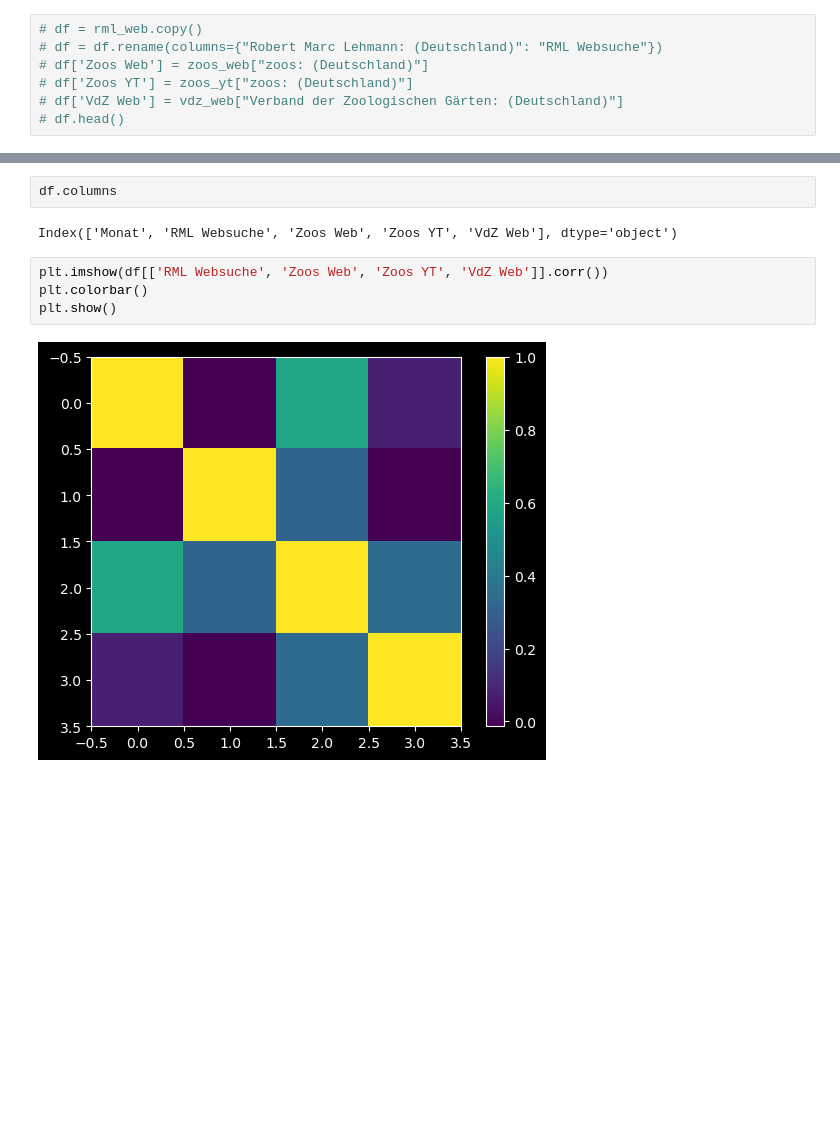
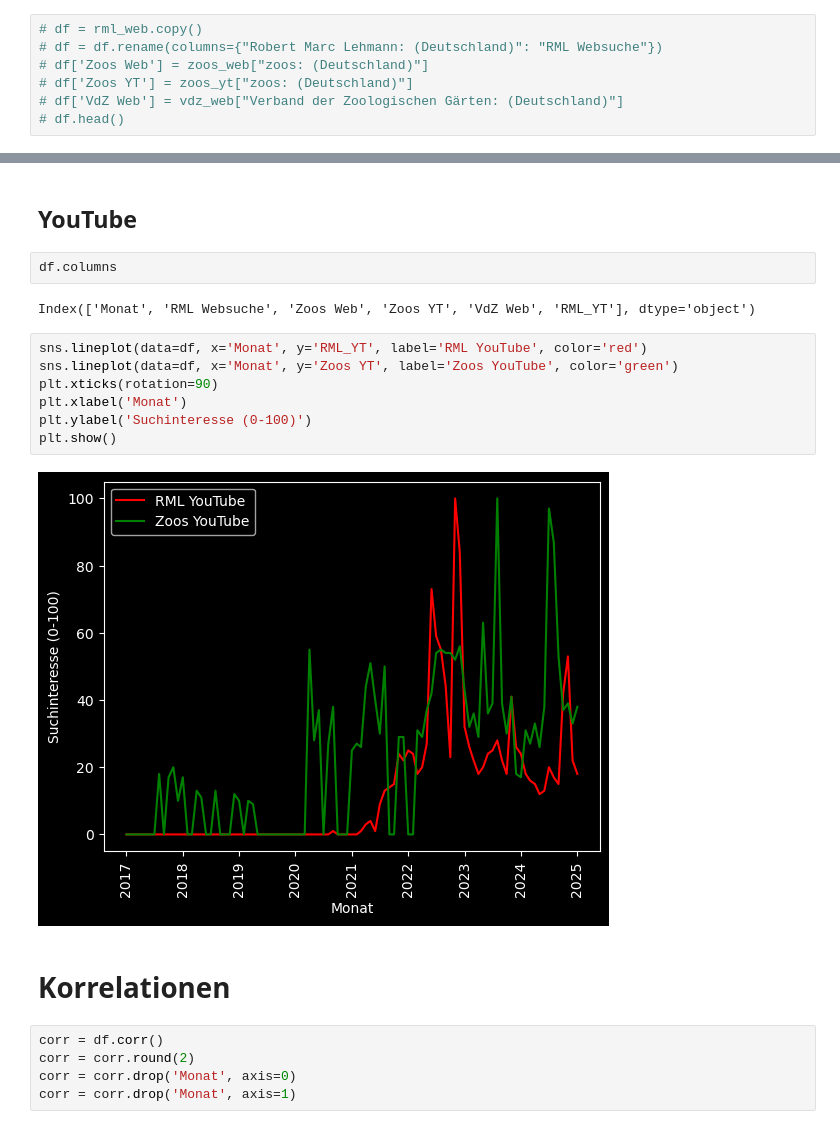
Before and after one commit to Ben-physics-dotcom/VdZ_aDataScienceProject, a Jupyter notebook: Google_Trends/TimeSeries.ipynb, the cells around one changed output, grey strips where cells are left out. Saved outputs shown, nothing was run; the diff lists cells and outputs as text; blank space fills up the shorter version.

```diff
--- a/Google_Trends/TimeSeries.ipynb
+++ b/Google_Trends/TimeSeries.ipynb
@@ -80,10 +119,22 @@ plt.show()
-# %%
-df.columns
-# %% [output]
-Index(['Monat', 'RML Websuche', 'Zoos Web', 'Zoos YT', 'VdZ Web'], dtype='object')
+# %% [markdown]
+## YouTube
+# %%
+df.columns
+# %% [output]
+Index(['Monat', 'RML Websuche', 'Zoos Web', 'Zoos YT', 'VdZ Web', 'RML_YT'], dtype='object')
+# %%
+sns.lineplot(data=df, x='Monat', y='RML_YT', label='RML YouTube', color='red')
+sns.lineplot(data=df, x='Monat', y='Zoos YT', label='Zoos YouTube', color='green')
+plt.xticks(rotation=90)
+plt.xlabel('Monat')
+plt.ylabel('Suchinteresse (0-100)')
+plt.show()
+# %% [output]
+[figure, added]
+# %% [markdown]
+# Korrelationen
 # %%
-plt.imshow(df[['RML Websuche', 'Zoos Web', 'Zoos YT', 'VdZ Web']].corr())
-plt.colorbar()
-plt.show()
+corr = df.corr()
+corr = corr.round(2)
+corr = corr.drop('Monat', axis=0)
+corr = corr.drop('Monat', axis=1)
-# %% [output]
-[figure, removed]
```
Also changed, not shown: parts of 18 cells of this notebook.
